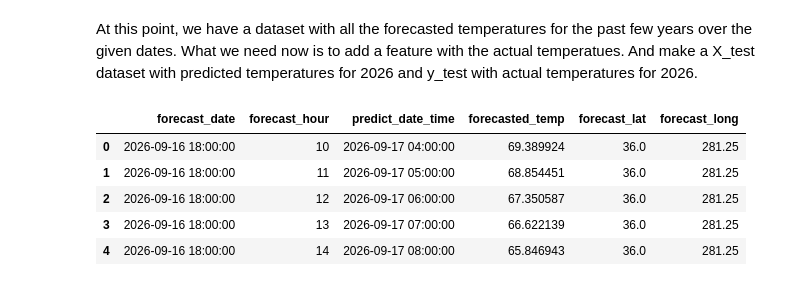
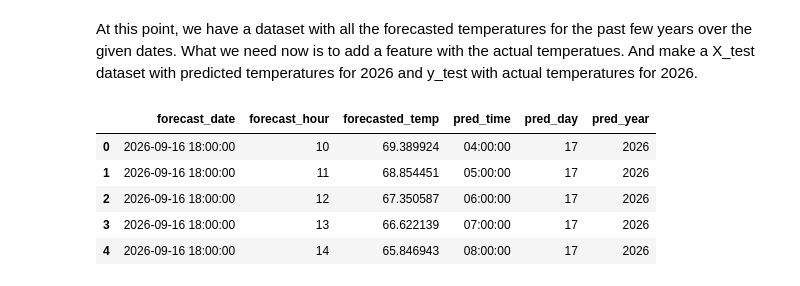
Before and after one commit to jothigup/weather-prediction-RDU, a Jupyter notebook: notebooks/jothi_exploration.ipynb, the cells around one changed output. Drawn from its saved outputs; the diff is of its cells as text; code cells hidden in the pictures.

```diff
--- a/notebooks/jothi_exploration.ipynb
+++ b/notebooks/jothi_exploration.ipynb
@@ -23,22 +21,27 @@ def convert_date_time(df, col):
 historical_preds = csv_read("/Users/jothigupta/sem_1/AIPI 520/weather-prediction-RDU/data/raw/NOAA_GFS_FORECAST_HISTORICAL.csv")
 print(historical_preds.columns)
 historical_preds.head()
-
-historical_preds.head()
-# Convert gfs_init_utc to datetime
-historical_preds['gfs_init_utc'] = pd.to_datetime(historical_preds['gfs_init_utc'])
-
 historical_preds.info()
 
-# Split into X and y
-X = historical_preds.drop(labels='gfs_temp_f', axis=1)
-y = historical_preds['gfs_temp_f']
-
+cols = ['forecast_date', 'forecast_hour', 'predicted_date_time', 'forecasted_temp', 'forecast_lat', 'forecast_long']
+historical_preds.columns = cols
 historical_preds.head()
 
-cols = ['forecast_date', 'forecast_hour', 'predict_date_time', 'forecasted_temp', 'forecast_lat', 'forecast_long']
-historical_preds.columns = cols
+# Convert to datetime
+historical_preds['forecast_date'] = pd.to_datetime(historical_preds['forecast_date'])
+historical_preds['predicted_date_time'] = pd.to_datetime(historical_preds['predicted_date_time'])
+print(historical_preds.dtypes)
+
+# Feature engineering
+historical_preds["pred_time"] = historical_preds["predicted_date_time"].dt.time
+historical_preds["pred_day"] = historical_preds["predicted_date_time"].dt.day
+historical_preds["pred_year"] = historical_preds["predicted_date_time"].dt.year
+historical_preds = historical_preds.drop(columns="predicted_date_time")
 historical_preds.head()
+
+# Convert to X_train
+model_cols = ['forecast_date', 'forecast_hour', 'forecasted_temp', 'pred_time', 'pred_day', 'pred_year']
+X_train = historical_preds[model_cols]
 # %% [output]
 Index(['gfs_init_utc', 'forecast_hour', 'valid_time_utc', 'gfs_temp_f',
        'gfs_grid_lat', 'gfs_grid_lon'],
@@ -65,15 +63,29 @@ memory usage: 43.7+ KB
 # %% [markdown]
 At this point, we have a dataset with all the forecasted temperatures for the past few years over the given dates. What we need now is to add a feature with the actual temperatues. And make a X_test dataset with predicted temperatures for 2026 and y_test with actual temperatures for 2026.
 # %%
-# making X_test dataset (predicted temperatures for 2026)
+# Making X_test dataset (predicted temperatures for 2026)
 
 preds_2026 = csv_read("/Users/jothigupta/sem_1/AIPI 520/weather-prediction-RDU/data/raw/NOAA_GFS_FORECAST_FUTURE.csv")
 preds_2026.columns = cols
 preds_2026.head()
+
+# Convert to date time
+preds_2026['forecast_date'] = pd.to_datetime(preds_2026['forecast_date'])
+preds_2026['predicted_date_time'] = pd.to_datetime(preds_2026['predicted_date_time'])
+
+# Feature engineering
+preds_2026["pred_time"] = preds_2026["predicted_date_time"].dt.time
+preds_2026["pred_day"] = preds_2026["predicted_date_time"].dt.day
+preds_2026["pred_year"] = preds_2026["predicted_date_time"].dt.year
+preds_2026 = preds_2026.drop(columns="predicted_date_time")
+
+# Convert to X_test
+X_test = preds_2026[model_cols]
+X_test.head()
 # %% [output]
-|  | forecast_date | forecast_hour | predict_date_time | forecasted_temp | forecast_lat | forecast_long |
-| 0 | 2026-09-16 18:00:00 | 10 | 2026-09-17 04:00:00 | 69.389924 | 36.0 | 281.25 |
-| 1 | 2026-09-16 18:00:00 | 11 | 2026-09-17 05:00:00 | 68.854451 | 36.0 | 281.25 |
-| 2 | 2026-09-16 18:00:00 | 12 | 2026-09-17 06:00:00 | 67.350587 | 36.0 | 281.25 |
-| 3 | 2026-09-16 18:00:00 | 13 | 2026-09-17 07:00:00 | 66.622139 | 36.0 | 281.25 |
-| 4 | 2026-09-16 18:00:00 | 14 | 2026-09-17 08:00:00 | 65.846943 | 36.0 | 281.25 |
+|  | forecast_date | forecast_hour | forecasted_temp | pred_time | pred_day | pred_year |
+| 0 | 2026-09-16 18:00:00 | 10 | 69.389924 | 04:00:00 | 17 | 2026 |
+| 1 | 2026-09-16 18:00:00 | 11 | 68.854451 | 05:00:00 | 17 | 2026 |
+| 2 | 2026-09-16 18:00:00 | 12 | 67.350587 | 06:00:00 | 17 | 2026 |
+| 3 | 2026-09-16 18:00:00 | 13 | 66.622139 | 07:00:00 | 17 | 2026 |
+| 4 | 2026-09-16 18:00:00 | 14 | 65.846943 | 08:00:00 | 17 | 2026 |
```
Also changed, not shown: parts of 5 cells of this notebook.
